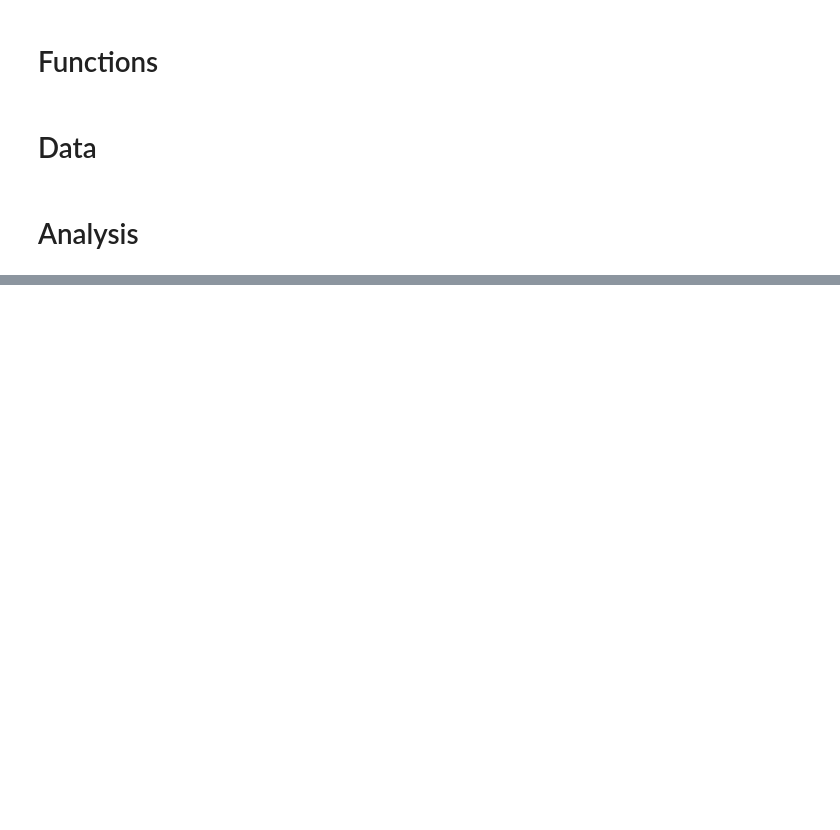
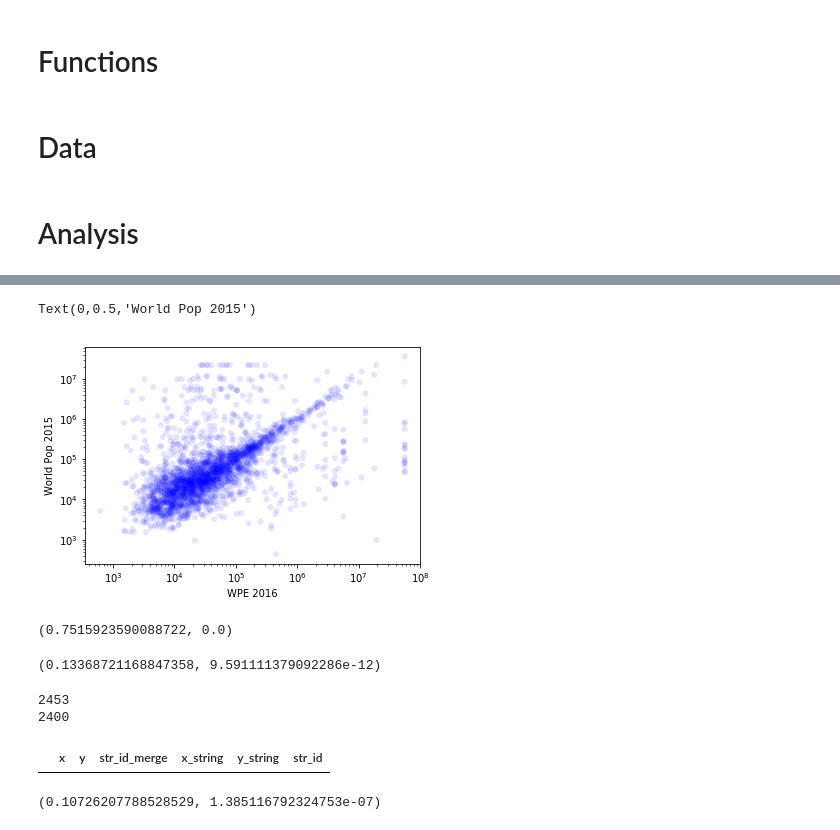
Before and after one commit to cascadet/AfricaUrbanPop, a Jupyter notebook: notebooks/jupyter/Descriptives.ipynb, the cells around one changed output, grey strips where cells are left out. Cells and saved outputs as stored; diff of their text form; code cells hidden in the pictures; blank space fills up the shorter version.

```diff
--- a/notebooks/jupyter/Descriptives.ipynb
+++ b/notebooks/jupyter/Descriptives.ipynb
@@ -197,0 +126,18 @@ pd.merge(df_a, df_b, on='subject_id', how='inner')
+# %%
+x = df_merge['PopTot_x']
+y = df_merge['PopTot_y']
+str_id_merge = df_merge['str_id']
+test_df = pd.DataFrame()
+test_df['x'] = x
+test_df['y'] = y
+test_df['str_id_merge'] = str_id_merge
+
+
+
+test_df['x_string'] = test_df.x.astype(str)
+test_df['y_string'] = test_df.y.astype(str)
+test_df['str_id'] = test_df.x_string.astype(str)+test_df.y_string.astype(str)
+# %%
+test_df_drop = test_df.drop_duplicates('str_id', keep='last')
+print(test_df_drop.shape)
+print(test_df.shape)
@@ -197,0 +184,49 @@ pd.merge(df_a, df_b, on='subject_id', how='inner')
+# %%
+fig = plt.figure()
+ax = plt.gca()
+ax.scatter(test_df_drop['x'], test_df_drop['y'], c='blue', alpha=0.1, edgecolors='none')
+ax.set_yscale('log')
+ax.set_xscale('log')
+plt.xlabel('WPE 2016')
+plt.ylabel('World Pop 2015')
+# %% [output]
+Text(0,0.5,'World Pop 2015')
+[figure, added]
+# %%
+from scipy import stats
+xA = df_merge['PopTot_x']
+yA = df_merge['PopTot_y']
+
+result = stats.pearsonr(xA, yA) # return is (Pearson’s correlation coefficient, 2-tailed p-value)
+result
+# %% [output]
+(0.7515923590088722, 0.0)
+# %%
+from scipy import stats
+xR = test_df_drop['x']
+yR = test_df_drop['y']
+
+result = stats.pearsonr(xR, yR) # return is (Pearson’s correlation coefficient, 2-tailed p-value)
+result
+# %% [output]
+(0.13368721168847358, 9.591111379092286e-12)
+# %%
+test_df_min = test_df_drop[test_df_drop['x']<=1000000]
+print(len(test_df_min))
+test_df_min = test_df_drop[test_df_drop['y']<=1000000]
+print(len(test_df_min))
+# %% [output]
+2453
+2400
+# %%
+test_df_min[test_df_min['y']>=1000000]
+# %% [output]
+|  | x | y | str_id_merge | x_string | y_string | str_id |
+# %%
+xW = test_df_min['x']
+yW = test_df_min['y']
+
+result = stats.pearsonr(xW, yW) # return is (Pearson’s correlation coefficient, 2-tailed p-value)
+result
+# %% [output]
+(0.10726207788528529, 1.385116792324753e-07)
```
Also changed, not shown: parts of 35 cells of this notebook.
